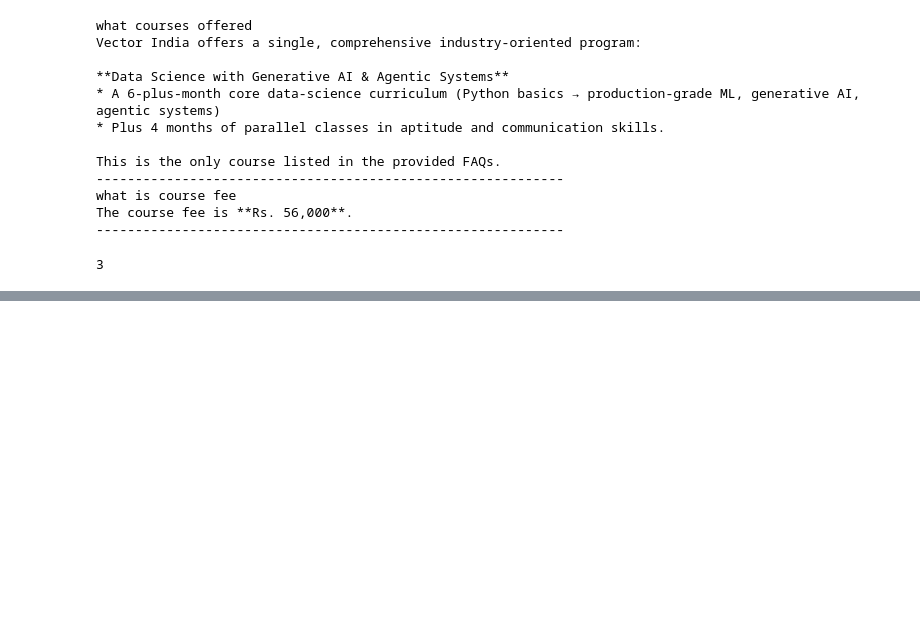
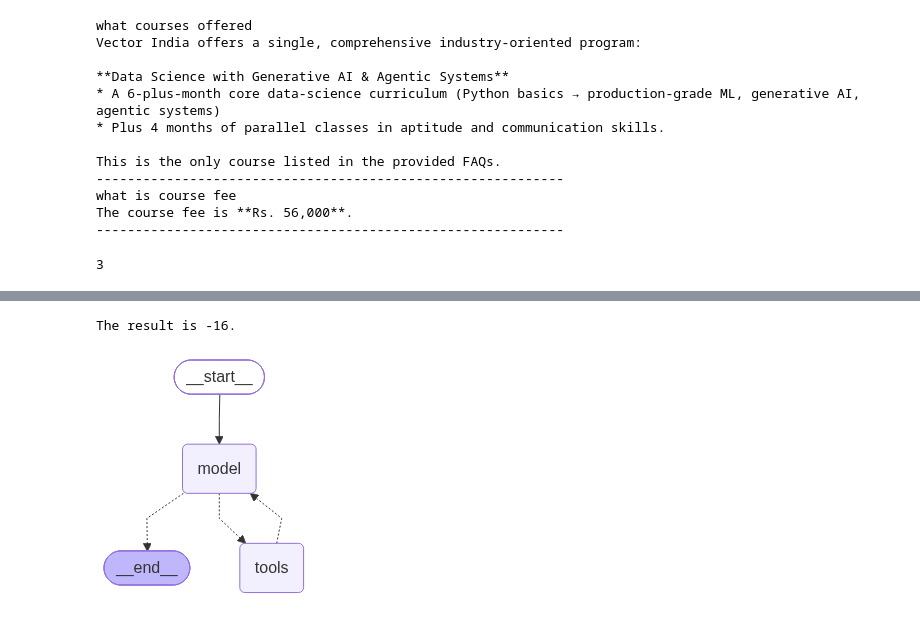
Before and after one commit to yatvikit/Genaiclass, a Jupyter notebook: class1.ipynb, the cells around one changed output, grey strips where cells are left out. Drawn from its saved outputs; the diff is of its cells as text; code cells hidden in the pictures; blank space fills up the shorter version.

```diff
--- a/class1.ipynb
+++ b/class1.ipynb
@@ -1012,0 +1061,4 @@ print(compression_retriever.invoke("give two points about institute ?"))
+# %%
+print(res["messages"][-1].content)
+# %% [output]
+The result is -16.
@@ -1012,0 +1069,18 @@ print(compression_retriever.invoke("give two points about institute ?"))
+# %%
+@tool
+def sum(a:int,b:int)->int:
+    '''addition of two integers'''
+    return a+b
+# %%
+llm=ChatGroq(
+    model="openai/gpt-oss-20b",
+    max_retries=2)
+# %%
+agent=create_agent(
+    model=llm,
+    tools=[sum]
+)
+# %%
+agent
+# %% [output]
+[figure, added]
```
Also changed, not shown: parts of 19 cells of this notebook.
